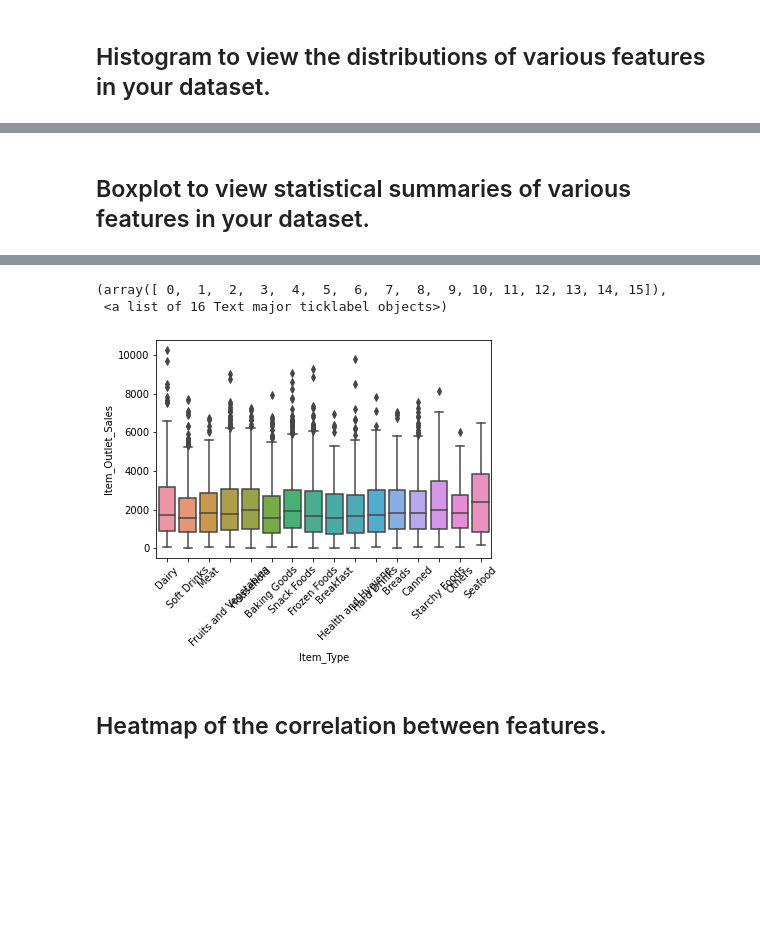
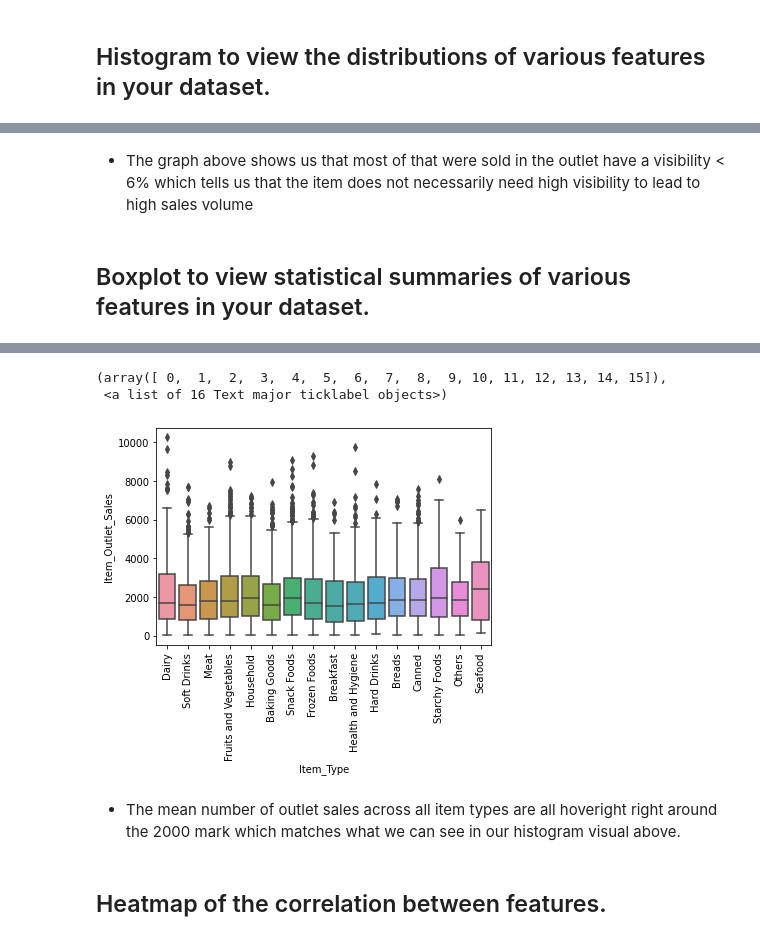
Before and after one commit to robertramos89/CD-DS-1-24-22, a Jupyter notebook: PortfolioProject1.ipynb, the cells around one changed output, grey strips where cells are left out. Drawn from its saved outputs; the diff is of its cells as text; code cells hidden in the pictures; blank space fills up the shorter version.

```diff
--- a/PortfolioProject1.ipynb
+++ b/PortfolioProject1.ipynb
@@ -318,3 +351,5 @@ array([[<matplotlib.axes._subplots.AxesSubplot object at 0x...>,
+# %% [markdown]
+- The graph above shows us that most of that were sold in the outlet have a visibility < 6% which tells us that the item does not necessarily need high visibility to lead to high sales volume
 # %% [markdown]
 ## Boxplot to view statistical summaries of various features in your dataset.
 # %%
@@ -333,10 +364,12 @@ import seaborn as sns
 # %%
 sns.boxplot(x="Item_Type", y="Item_Outlet_Sales", data=df)
-plt.xticks(rotation=45)
+plt.xticks(rotation=90)
 # %% [output]
 (array([ 0,  1,  2,  3,  4,  5,  6,  7,  8,  9, 10, 11, 12, 13, 14, 15]),
  <a list of 16 Text major ticklabel objects>)
-[figure, old version]
+[figure, new version]
+# %% [markdown]
+- The mean number of outlet sales across all item types are all hoveright right around the 2000 mark which matches what we can see in our histogram visual above.
 # %% [markdown]
 ## Heatmap of the correlation between features.
 # %%
```
Also changed, not shown: parts of 10 cells of this notebook.
